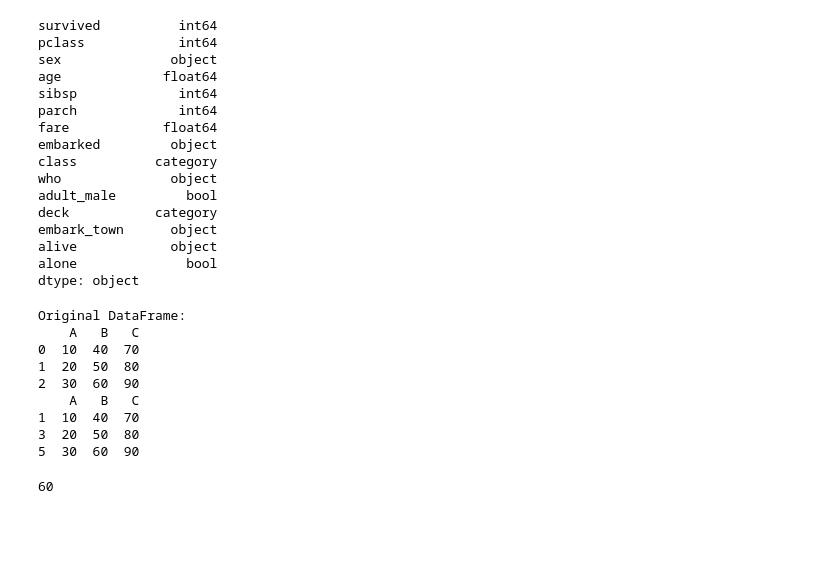
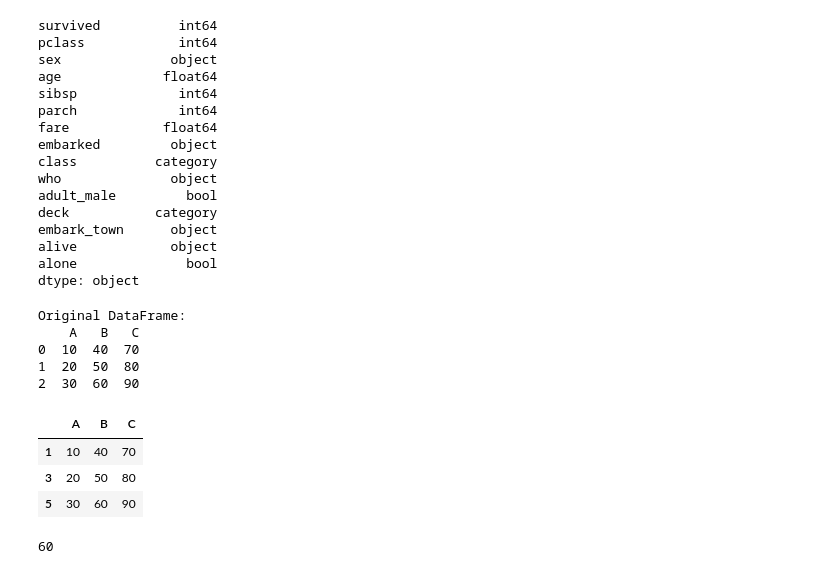
Before and after one commit to NAVEEN8708/PYTHON, a Jupyter notebook: module14/Pandas Advance-1.ipynb, the cells around one changed output. Cells and saved outputs as stored; diff of their text form; code cells hidden in the pictures; blank space fills up the shorter version.

```diff
--- a/module14/Pandas Advance-1.ipynb
+++ b/module14/Pandas Advance-1.ipynb
@@ -61,27 +83,29 @@ dtype: object
 # %%
 # Q2. Given a Pandas DataFrame df with columns 'A', 'B', and 'C', write a Python function to re-index the
 # DataFrame with a new index that starts from 1 and increments by 2 for each row.
 data = {
     "A": [10, 20, 30],
     "B": [40, 50, 60],
     "C": [70, 80, 90]
 }
 df = pd.DataFrame(data)
 print("Original DataFrame:")
 print(df)
-new_index = range(1, 2 * len(df) + 1, 2)
-df.index = new_index
-print(df)
+def reindex(df):
+    new_index = range(1, 2 * len(df) + 1, 2)
+    df.index = new_index
+    return(df)
+reindex(df)
 # %% [output]
 Original DataFrame:
     A   B   C
 0  10  40  70
 1  20  50  80
 2  30  60  90
-    A   B   C
-1  10  40  70
-3  20  50  80
-5  30  60  90
+|  | A | B | C |
+| 1 | 10 | 40 | 70 |
+| 3 | 20 | 50 | 80 |
+| 5 | 30 | 60 | 90 |
 # %%
 # Q3. You have a Pandas DataFrame df with a column named 'Values'. Write a Python function that
 # iterates over the DataFrame and calculates the sum of the first three values in the 'Values' column. The
```
Also changed, not shown: parts of 13 cells of this notebook.
